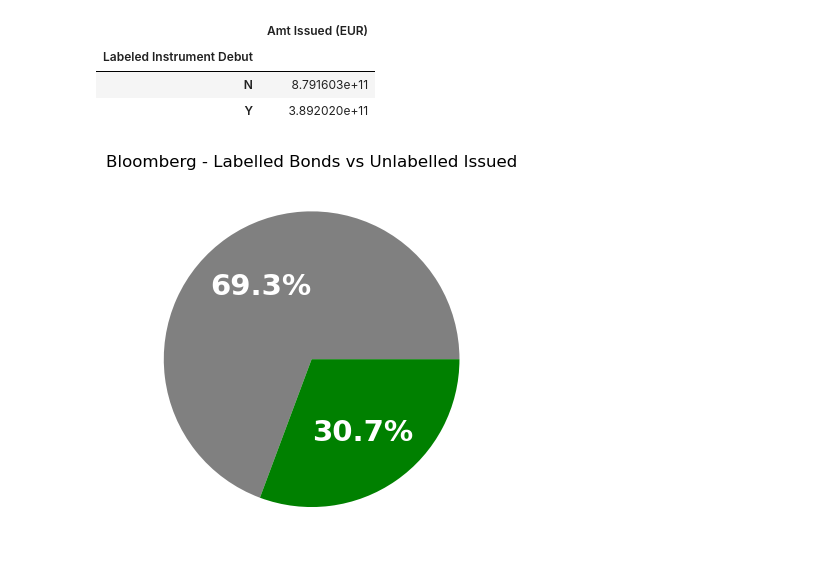
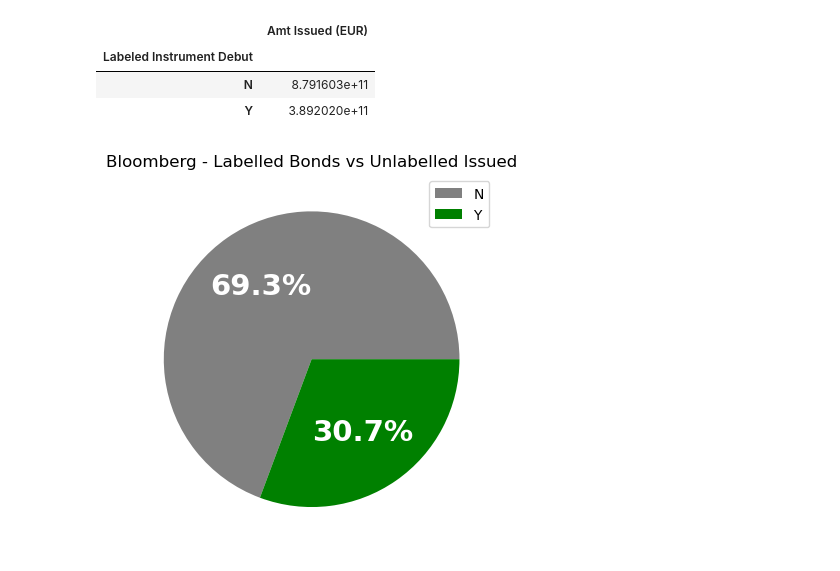
Before and after one commit to pavobravo11/Data501_Project, a Jupyter notebook: Bonds/bonds.ipynb, the cells around one changed output. Saved outputs shown, nothing was run; the diff lists cells and outputs as text; code cells hidden in the pictures.

```diff
--- a/Bonds/bonds.ipynb
+++ b/Bonds/bonds.ipynb
@@ -56,13 +56,14 @@ bonds_labelled
 # %%
 # Plotting pie chart
 colors = ['grey', 'green']
 textprops = {'color': 'white', 'weight': 'bold', 'fontsize': 21}
 
 plt.pie(bonds_labelled['Amt Issued (EUR)'], labels=bonds_labelled.index, colors=colors, autopct='%1.1f%%', textprops=textprops)
 plt.title('Bloomberg - Labelled Bonds vs Unlabelled Issued')
+plt.legend()
 plt.show()
 # %% [output]
-[figure, old version]
+[figure, new version]
 # %%
 # Now the same thing but seperate the labelled bonds from the unlabelled ones using the Labeled instrument debut
 country_bonds_labelled = eur_bonds.groupby(["Country/Region (Full Name)", "Labeled Instrument Debut"], as_index=False)[['Amt Issued (EUR)']].sum()
```
Also changed, not shown: parts of 3 cells of this notebook.
